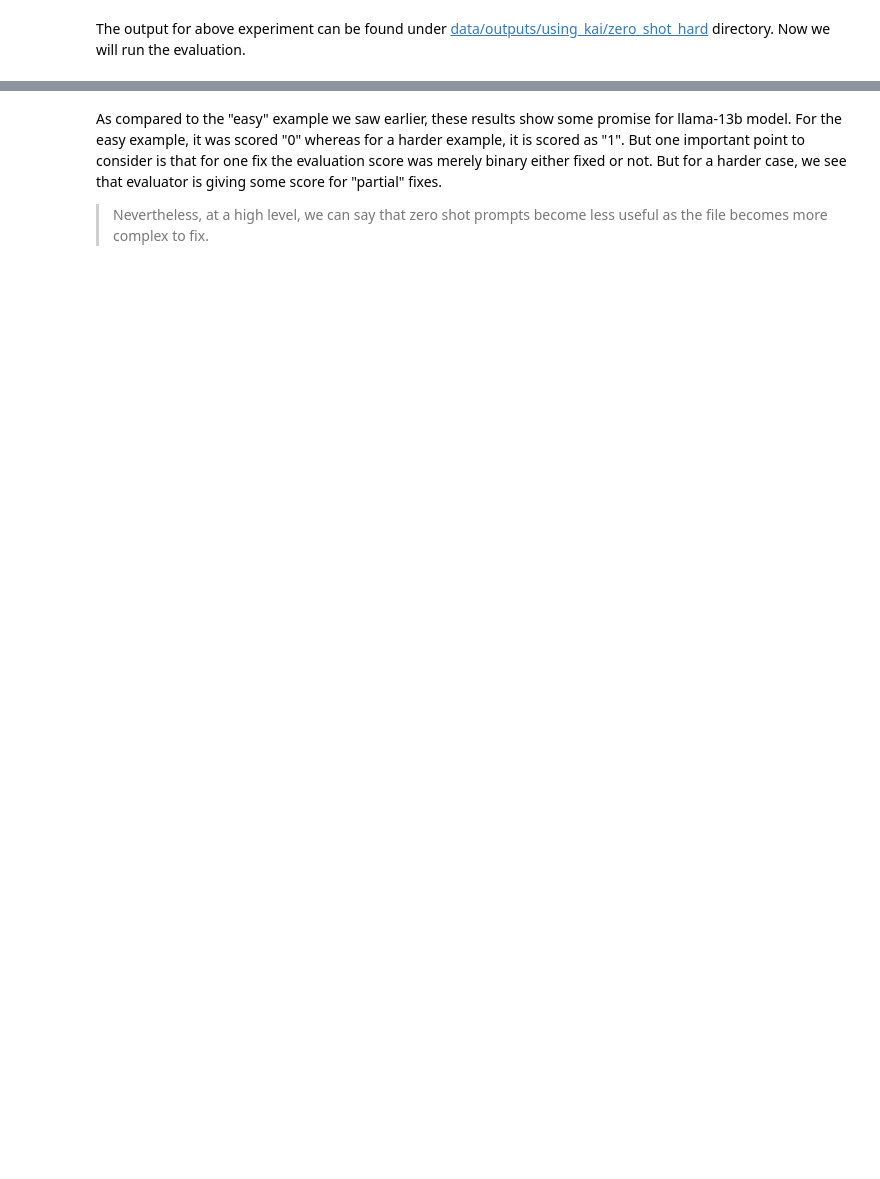
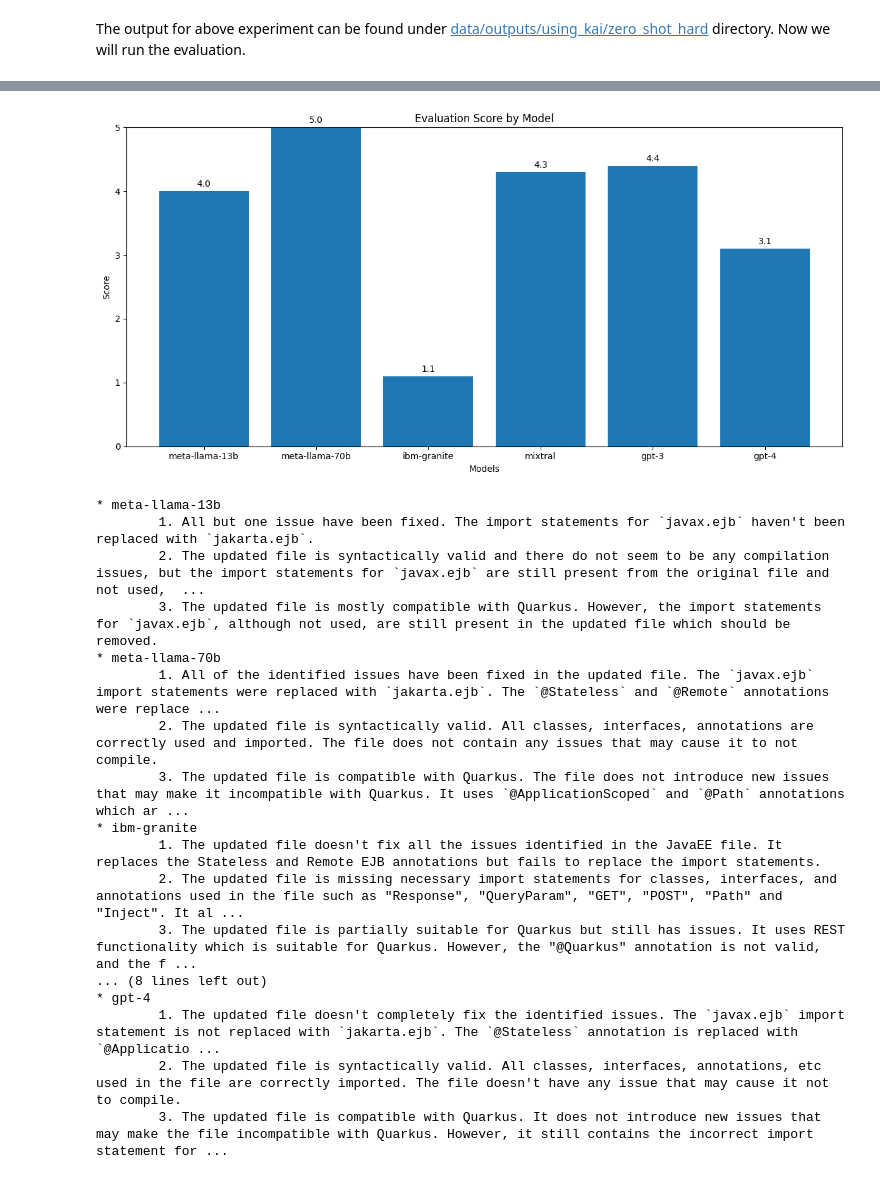
Before and after one commit to konveyor/kai, a Jupyter notebook: notebooks/evaluation/01.coolstore.ipynb, the cells around one changed output, grey strips where cells are left out. Drawn from its saved outputs; the diff is of its cells as text; code cells hidden in the pictures; blank space fills up the shorter version.

```diff
--- a/notebooks/evaluation/01.coolstore.ipynb
+++ b/notebooks/evaluation/01.coolstore.ipynb
@@ -598,0 +744,8 @@ for model in all_models:
+# %%
+example_zero_shot_med_with_info = examples['src/main/java/com/redhat/coolstore/service/ShippingService.java']
+
+# run kai-fix for all models
+for model in all_models:
+    print(f"generating fix using model {model}")
+    run_kai_generate_fix(model, "zero_shot_med_with_info", "./templates/zero_shot/with_analysis_info.jinja", example_zero_shot_med_with_info)
+    print(f"generated fix using model {model}, output present in {OUTPUT_BASE_PATH}/using_kai/zero_shot_med_with_info/{model}")
@@ -624,4 +767,29 @@ plot_chart_and_print_reasoning(zero_shot_hard_eval_output)
-# %% [markdown]
-As compared to the "easy" example we saw earlier, these results show some promise for llama-13b model. For the easy example, it was scored "0" whereas for a harder example, it is scored as "1". But one important point to consider is that for one fix the evaluation score was merely binary either fixed or not. But for a harder case, we see that evaluator is giving some score for "partial" fixes.
-
-> Nevertheless, at a high level, we can say that zero shot prompts become less useful as the file becomes more complex to fix.
+# %%
+zero_shot_med_with_info_eval_output = {}
+for model in all_models:
+    # get updated file
+    base_output_path = "./data/outputs/using_kai/zero_shot_med_with_info"
+    updated_content = ""
+    with open(f"{base_output_path}/{model}/updated_file", "r") as f: updated_content = f.read()
+    zero_shot_med_with_info_eval_output[model] = evaluate_with_gpt(model, example_zero_shot_med_with_info, updated_content)
+# %%
+plot_chart_and_print_reasoning(zero_shot_med_with_info_eval_output)
+# %% [output]
+[figure, added]
+* meta-llama-13b
+        1. All but one issue have been fixed. The import statements for `javax.ejb` haven't been replaced with `jakarta.ejb`.
+        2. The updated file is syntactically valid and there do not seem to be any compilation issues, but the import statements for `javax.ejb` are still present from the original file and not used,  ...
+        3. The updated file is mostly compatible with Quarkus. However, the import statements for `javax.ejb`, although not used, are still present in the updated file which should be removed.
+* meta-llama-70b
+        1. All of the identified issues have been fixed in the updated file. The `javax.ejb` import statements were replaced with `jakarta.ejb`. The `@Stateless` and `@Remote` annotations were replace ...
+        2. The updated file is syntactically valid. All classes, interfaces, annotations are correctly used and imported. The file does not contain any issues that may cause it to not compile.
+        3. The updated file is compatible with Quarkus. The file does not introduce new issues that may make it incompatible with Quarkus. It uses `@ApplicationScoped` and `@Path` annotations which ar ...
+* ibm-granite
+        1. The updated file doesn't fix all the issues identified in the JavaEE file. It replaces the Stateless and Remote EJB annotations but fails to replace the import statements.
+        2. The updated file is missing necessary import statements for classes, interfaces, and annotations used in the file such as "Response", "QueryParam", "GET", "POST", "Path" and "Inject". It al ...
+        3. The updated file is partially suitable for Quarkus but still has issues. It uses REST functionality which is suitable for Quarkus. However, the "@Quarkus" annotation is not valid, and the f ...
+... (8 lines left out)
+* gpt-4
+        1. The updated file doesn't completely fix the identified issues. The `javax.ejb` import statement is not replaced with `jakarta.ejb`. The `@Stateless` annotation is replaced with `@Applicatio ...
+        2. The updated file is syntactically valid. All classes, interfaces, annotations, etc used in the file are correctly imported. The file doesn't have any issue that may cause it not to compile.
+        3. The updated file is compatible with Quarkus. It does not introduce new issues that may make the file incompatible with Quarkus. However, it still contains the incorrect import statement for ...
```
Also changed, not shown: parts of 31 cells of this notebook.
